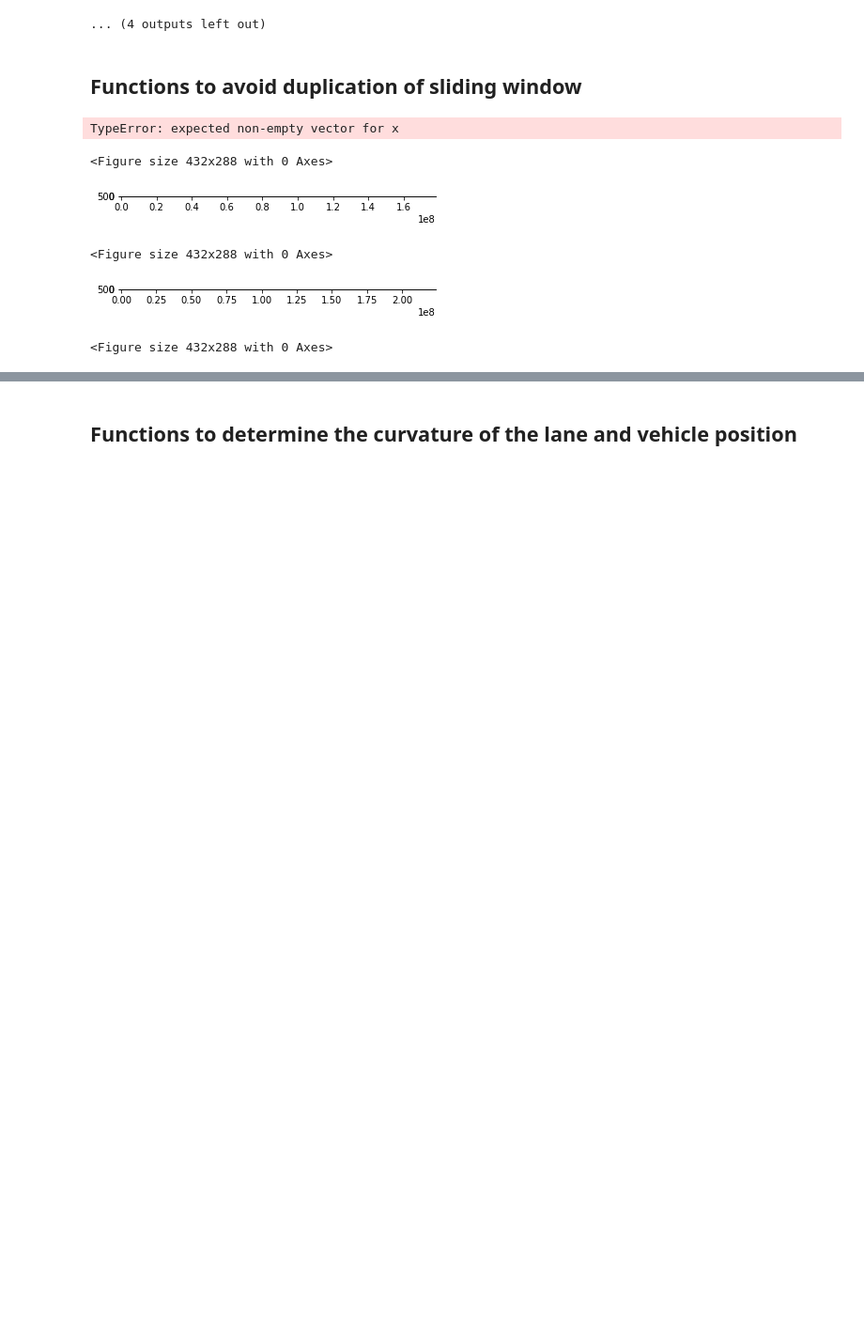
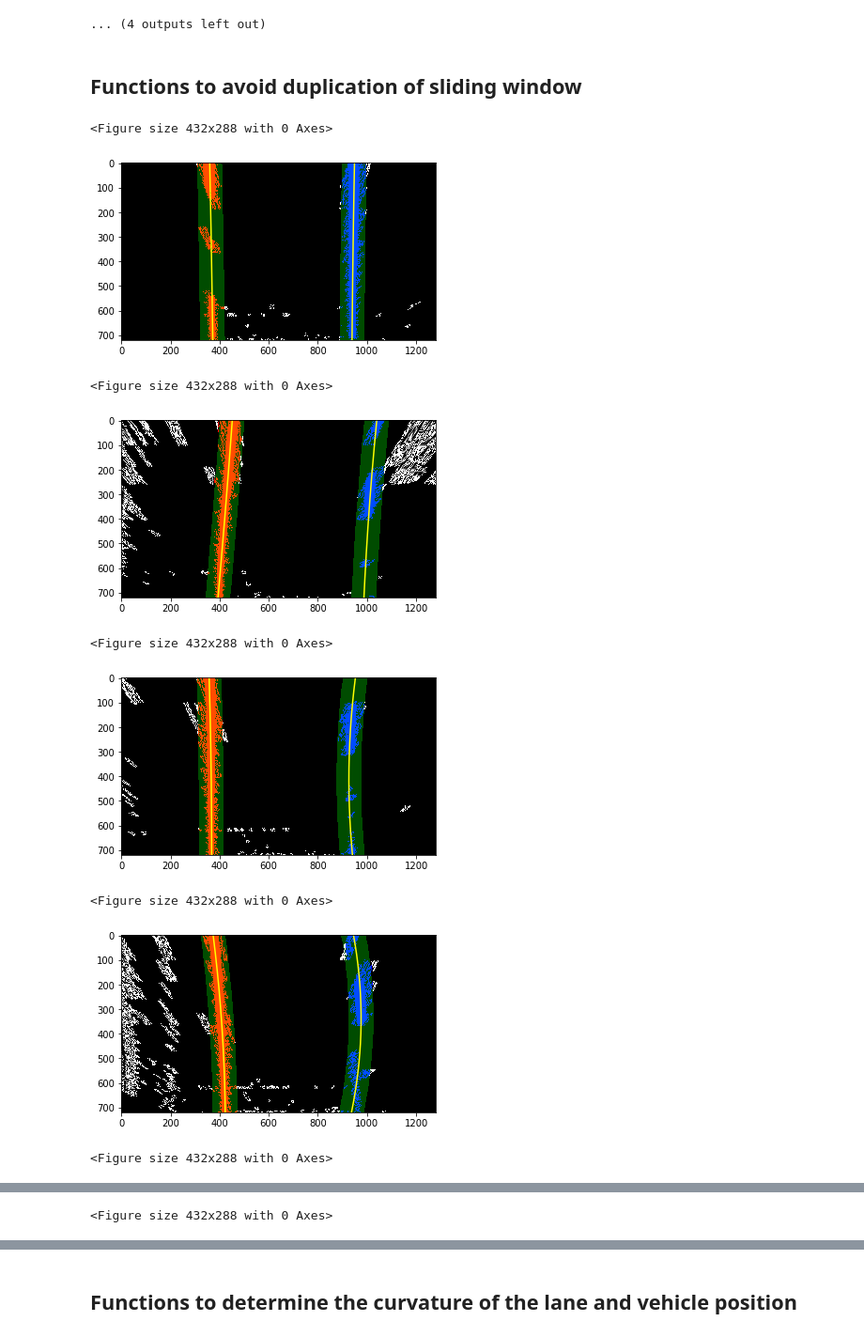
Before and after one commit to bdutta6/CarND-Advanced-Lane-Lines, a Jupyter notebook: AdvanceLaneFinding.ipynb, the cells around one changed output, grey strips where cells are left out. Shown at 94% size. Saved outputs shown, nothing was run; the diff lists cells and outputs as text; code cells hidden in the pictures; blank space fills up the shorter version.

```diff
--- a/AdvanceLaneFinding.ipynb
+++ b/AdvanceLaneFinding.ipynb
@@ -375,32 +384,31 @@ for fname6 in warped_images2:
 ##  Functions to avoid duplication of sliding window
 # %%
 def fit_poly(img_shape, leftx, lefty, rightx, righty):
-     ### TO-DO: Fit a second order polynomial to each with np.polyfit() ###
+     ## Fit a second order polynomial to each with np.polyfit() on the lane pixels
+     ##detected in current step
     left_fit = np.polyfit(lefty, leftx, 2)
     right_fit = np.polyfit(righty, rightx, 2)
-    # Generate x and y values for plotting
+    # Generate x and y values for plotting: these are just y values
     ploty = np.linspace(0, img_shape[0]-1, img_shape[0])
-    ### TO-DO: Calc both polynomials using ploty, left_fit and right_fit ###
+    ### Calc both polynomials using ploty, left_fit and right_fit ###
     left_fitx = left_fit[0]*ploty**2 + left_fit[1]*ploty + left_fit[2]
     right_fitx = right_fit[0]*ploty**2 + right_fit[1]*ploty + right_fit[2]
 
-    return left_fitx, right_fitx, ploty
+    return left_fitx, right_fitx, ploty, left_fit, right_fit
 
 def search_around_poly(binary_warped, left_fit, right_fit):
     # HYPERPARAMETER
     # Choose the width of the margin around the previous polynomial to search
-    # The quiz grader expects 100 here, but feel free to tune on your own!
-    margin = 100
+    margin = 50
 
     # Grab activated pixels
     nonzero = binary_warped.nonzero()
     nonzeroy = np.array(nonzero[0])
     nonzerox = np.array(nonzero[1])
 
-    ### TO-DO: Set the area of search based on activated x-values ###
+    ### Set the area of search based on activated x-values ###
     ### within the +/- margin of our polynomial function ###
-    ### Hint: consider the window areas for the similarly named variables ###
-    ### in the previous quiz, but change the windows to our new search area ###
+    ### Change the windows to our new search area ###
     left_lane_inds = ((nonzerox > (left_fit[0]*(nonzeroy**2) + left_fit[1]*nonzeroy +
                     left_fit[2] - margin)) & (nonzerox < (left_fit[0]*(nonzeroy**2) +
                     left_fit[1]*nonzeroy + left_fit[2] + margin)))
@@ -415,7 +423,7 @@ def search_around_poly(binary_warped, left_fit, right_fit):
     righty = nonzeroy[right_lane_inds]
 
     # Fit new polynomials
-    left_fitx, right_fitx, ploty = fit_poly(binary_warped.shape, leftx, lefty, rightx, righty)
+    left_fitx, right_fitx, ploty, left_fit, right_fit = fit_poly(binary_warped.shape, leftx, lefty, rightx, righty)
 
     ## Visualization ##
     # Create an image to draw on and an image to show the selection window
@@ -440,40 +448,47 @@ def search_around_poly(binary_warped, left_fit, right_fit):
     cv2.fillPoly(window_img, np.int_([left_line_pts]), (0,255, 0))
     cv2.fillPoly(window_img, np.int_([right_line_pts]), (0,255, 0))
     result = cv2.addWeighted(out_img, 1, window_img, 0.3, 0)
 
     # Plot the polynomial lines onto the image
     #plt.plot(left_fitx, ploty, color='yellow')
     #plt.plot(right_fitx, ploty, color='yellow')
     ## End visualization steps ##
 
-    return [result, left_fitx, right_fitx]
+    return [result,left_fit, right_fit, ploty, left_fitx, right_fitx, leftx, lefty, rightx, righty, left_lane_inds, right_lane_inds]
 
 
 warped_images2 = glob.glob('./warped_images/*.jpg')
 #print(raw_images)
 
 for fname6 in warped_images2:
     plt.figure()
     img6 = cv2.imread(fname6)
     img6_gray = cv2.cvtColor(img6,cv2.COLOR_BGR2GRAY)
-    lane_fitted_images, left_fitx, right_fitx, ploty = fit_polynomial(img6_gray)
-    prev_lane_fitted_images, left_fitx, right_fitx = search_around_poly(img6_gray, left_fitx, right_fitx)
+    lane_fitted_images, left_fitx, right_fitx, ploty, left_fit, right_fit, left_lane_inds, right_lane_inds = fit_polynomial(img6_gray)
+    #print(left_fitx)
+    #print(right_fitx)
+    #print(ploty)
+
+    prev_lane_fitted_images, left_fit, right_fit, ploty, left_fitx, right_fitx, leftx, lefty, rightx, righty, left_lane_inds, right_lane_inds = search_around_poly(img6_gray, left_fit, right_fit)
     cv2.imwrite(os.path.join('./prev_lane_fitted_images/',fname6[16:]), prev_lane_fitted_images)
     #print(fname6[14:])
     #lr,rr=measure_curvature_real(ploty, left_fitx, right_fitx)
     #print(lr,rr)
     plt.figure()
     #plt.plot(img_histogram)
-    plt.imshow(lane_fitted_images)
+    plt.imshow(prev_lane_fitted_images)
     #test=img6[: : 1]
     #print(img6_gray.shape)
     # Plots the left and right polynomials on the lane lines
     plt.plot(left_fitx, ploty, color='yellow')
     plt.plot(right_fitx, ploty, color='yellow')
 # %% [output]
-TypeError: expected non-empty vector for x
+<Figure size 432x288 with 0 Axes>
+[figure, new version]
 <Figure size 432x288 with 0 Axes>
-[figure, old version]
+[figure, new version]
 <Figure size 432x288 with 0 Axes>
-[figure, old version]
+[figure, added]
 <Figure size 432x288 with 0 Axes>
+[figure, added]
+<Figure size 432x288 with 0 Axes>
@@ -479,0 +496 @@ TypeError: expected non-empty vector for x
+<Figure size 432x288 with 0 Axes>
```
Also changed, not shown: parts of 8 cells of this notebook, 26 other files.
